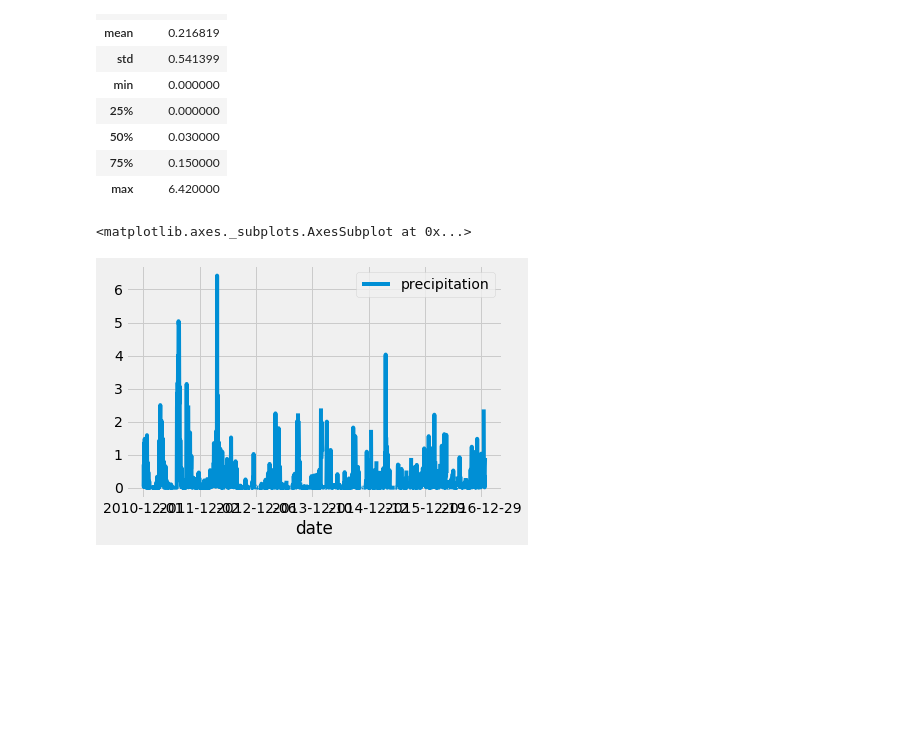
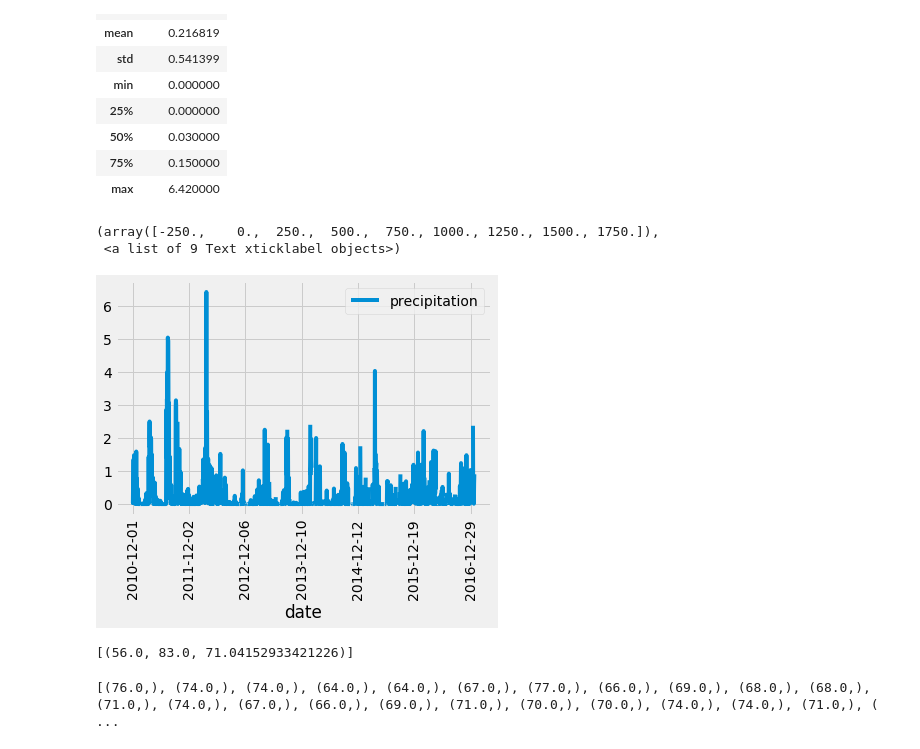
Before and after one commit to 29bharat/Surfs_Up, a Jupyter notebook: challenge.ipynb, the cells around one changed output. Saved outputs shown, nothing was run; the diff lists cells and outputs as text; code cells hidden in the pictures; blank space fills up the shorter version.

```diff
--- a/challenge.ipynb
+++ b/challenge.ipynb
@@ -293,6 +325,20 @@ dec_df.describe()
 | max | 6.420000 |
 # %%
 dec_df.plot()
+plt.xticks(rotation=90)
 # %% [output]
-<matplotlib.axes._subplots.AxesSubplot at 0x...>
+(array([-250.,    0.,  250.,  500.,  750., 1000., 1250., 1500., 1750.]),
+ <a list of 9 Text xticklabel objects>)
-[figure, old version]
+[figure, new version]
+# %%
+session.query(func.min(Measurement.tobs), func.max(Measurement.tobs), func.avg(Measurement.tobs)).\
+filter(extract('month', Measurement.date)==12).all()
+# %% [output]
+[(56.0, 83.0, 71.04152933421226)]
+# %%
+session.query(Measurement.tobs)
+results_dec_tobs = session.query(Measurement.tobs).\
+filter(extract('month', Measurement.date)==12).all()
+print(results_dec_tobs)
+# %% [output]
+[(76.0,), (74.0,), (74.0,), (64.0,), (64.0,), (67.0,), (77.0,), (66.0,), (69.0,), (68.0,), (68.0,), (71.0,), (74.0,), (67.0,), (66.0,), (69.0,), (71.0,), (70.0,), (70.0,), (74.0,), (74.0,), (71.0,), ( ...
```
Also changed, not shown: parts of 8 cells of this notebook.
